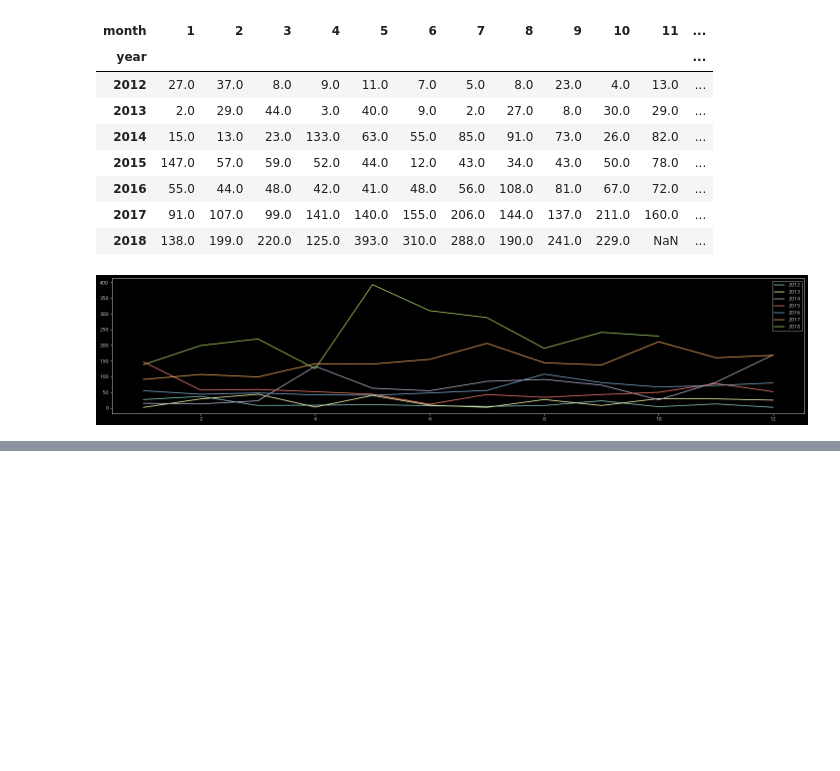
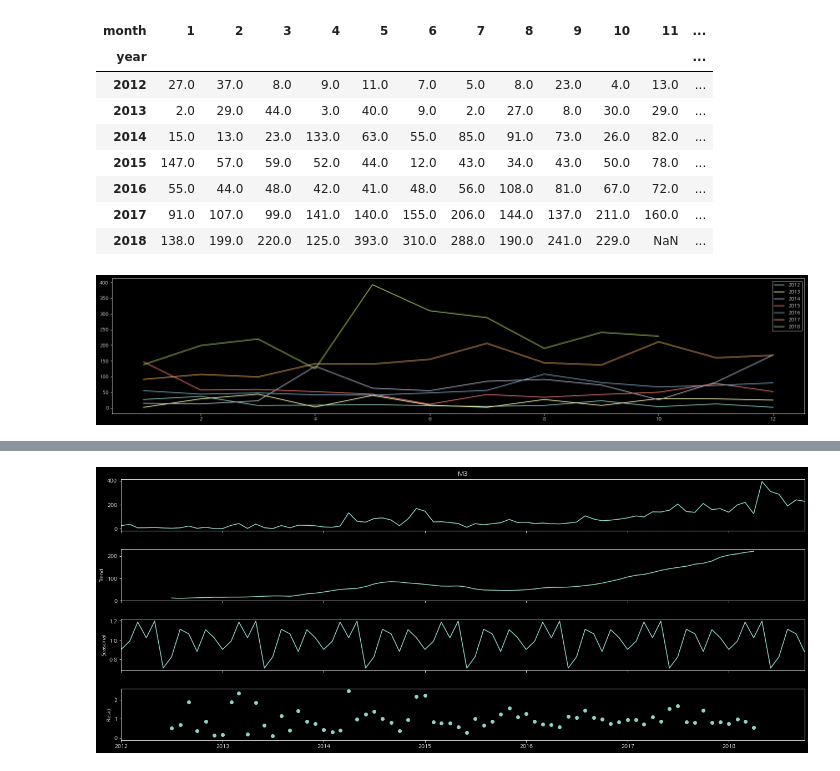
Before and after one commit to seonydg/ml-regression-order-quantity-forecast, a Jupyter notebook: regression-order-quantity-forecast.ipynb, the cells around one changed output, grey strips where cells are left out. Saved outputs shown, nothing was run; the diff lists cells and outputs as text; code cells hidden in the pictures; blank space fills up the shorter version.

```diff
--- a/regression-order-quantity-forecast.ipynb
+++ b/regression-order-quantity-forecast.ipynb
@@ -129,0 +176,9 @@ plt.gcf().set_size_inches(25, 5)
+# %%
+# 곱셈 분해 (multiplicative decomposition)
+# 잔차 그래프를 보면 덧셈 분해보다 더 민감하게 변화하는 패턴을 확인할 수 있음
+res = seasonal_decompose(df['M3'],model='multiplicative')
+res.plot()
+plt.gcf().set_size_inches(20, 8)
+plt.show()
+# %% [output]
+[figure, added]
```
Also changed, not shown: parts of 13 cells of this notebook.
